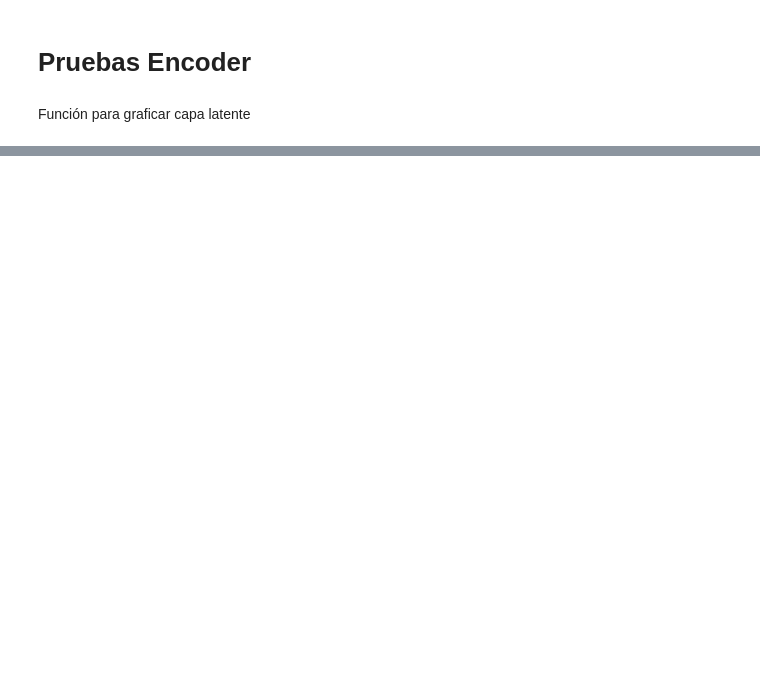
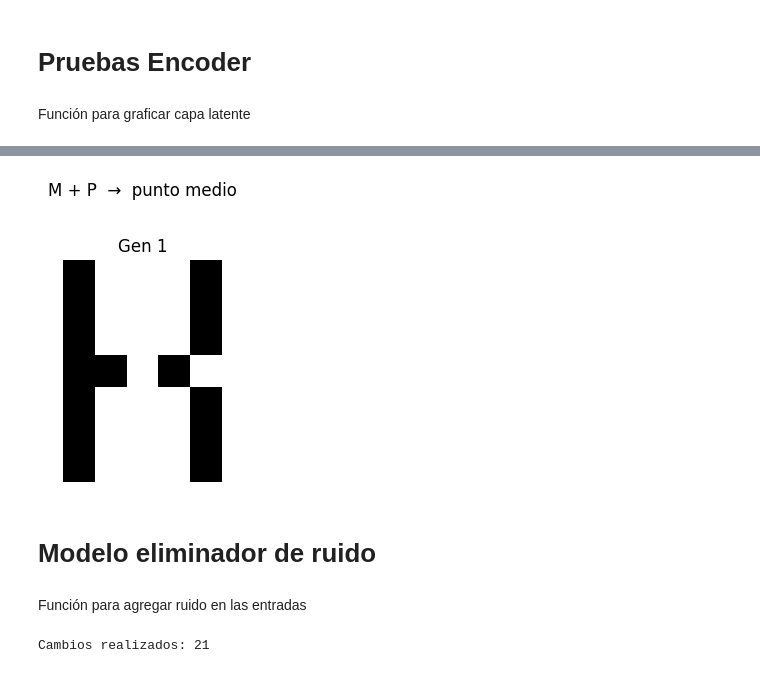
Before and after one commit to matias-cisnero/autoencoder-intro-ia, a Jupyter notebook: autoencoder-numpy.ipynb, the cells around one changed output, grey strips where cells are left out. Cells and saved outputs as stored; diff of their text form; code cells hidden in the pictures; blank space fills up the shorter version.

Commit message:
Archivos con modelos

```diff
--- a/autoencoder-numpy.ipynb
+++ b/autoencoder-numpy.ipynb
@@ -28,6 +28,22 @@ def binario_a_matriz(datos):
       matriz.append(fila)
     matrices.append(matriz)
   return np.array(matrices)
+
+def graficar_matrices(mats, titulo=""):
+  n = len(mats)
+  fig, axes = plt.subplots(1, n, figsize=(n * 2, 3))
+  if n == 1:          # cuando n = 1, axes no es lista
+    axes = [axes]
+
+  for i, ax in enumerate(axes):
+    ax.imshow(mats[i], cmap="gray_r", interpolation="nearest")  # 1→negro
+    ax.axis("off")
+    ax.set_title(f"Gen {i+1}")
+
+  if titulo:
+    fig.suptitle(titulo, fontsize=12, y=1.05)
+  plt.tight_layout()
+  plt.show()
 # %% [markdown]
 Transformación de los datos
 # %%
@@ -256,0 +298,23 @@ graficar_capa_latente(codificados1, etiquetas, 32)
+# %%
+#etiquetas.index("T")
+
+def representar_promedio_entre(codificados, etiquetas, punto1, punto2):
+  valor1 = codificados[etiquetas.index(punto1)]
+  valor2 = codificados[etiquetas.index(punto2)]
+  nuevo_valor = (valor1 + valor2) / 2
+
+  decodificado = decoder(nuevo_valor, w3, w4, b3, b4)
+  decodificado = np.round(decodificado).astype(int)
+
+  matriz_decodificado = des_aplanar(decodificado, 7, 5)
+
+
+  graficar_matrices(matriz_decodificado, titulo=f"{punto1} + {punto2}  →  punto medio")
+# %%
+representar_promedio_entre(codificados1, etiquetas, "M", "P")
+# %% [output]
+[figure, added]
+# %% [markdown]
+# Modelo eliminador de ruido
+# %% [markdown]
+Función para agregar ruido en las entradas
@@ -256,0 +333,4 @@ graficar_capa_latente(codificados1, etiquetas, 32)
+# %%
+x_ruido = agregar_ruido(x, 0.02)
+# %% [output]
+Cambios realizados: 21
```
Also changed, not shown: parts of 20 cells of this notebook, 3 other files.
